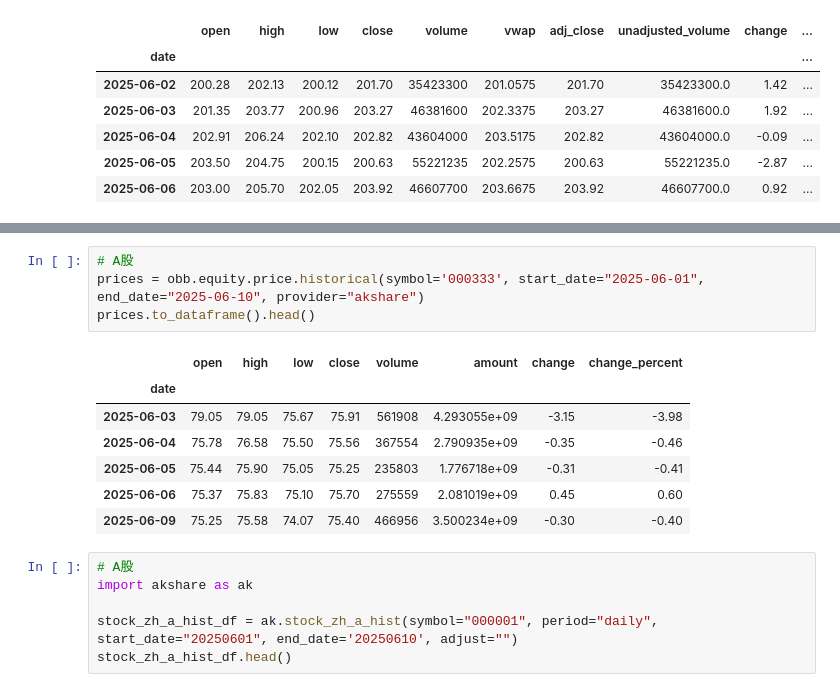
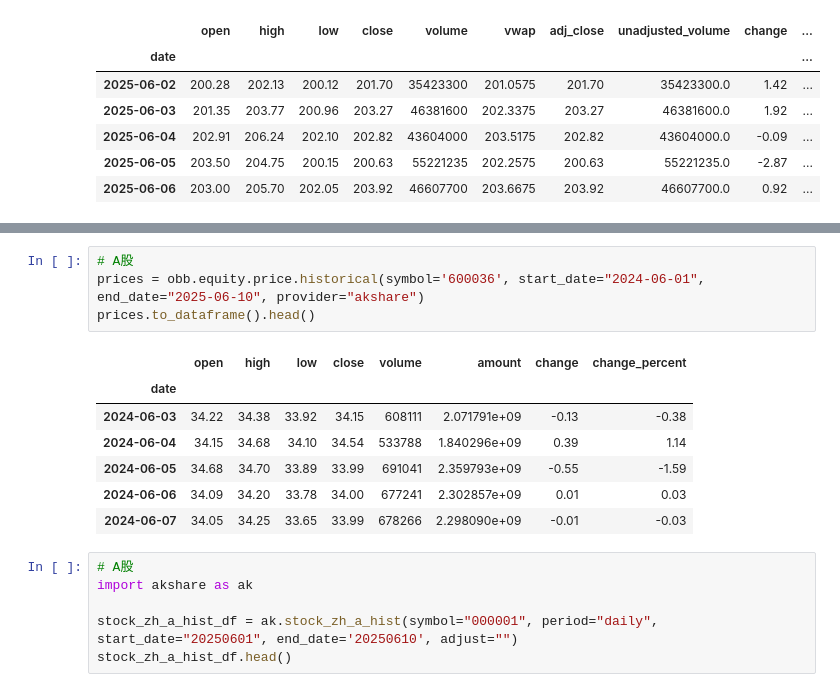
Before and after one commit to shugaoye/openbb_akshare, a Jupyter notebook: docs/akshare_test.ipynb, the cells around one changed output, grey strips where cells are left out. Saved outputs shown, nothing was run; the diff lists cells and outputs as text.

```diff
--- a/docs/akshare_test.ipynb
+++ b/docs/akshare_test.ipynb
@@ -486,15 +471,15 @@ hk_df.head()
 # %%
 # A股
-prices = obb.equity.price.historical(symbol='000333', start_date="2025-06-01", end_date="2025-06-10", provider="akshare")
+prices = obb.equity.price.historical(symbol='600036', start_date="2024-06-01", end_date="2025-06-10", provider="akshare")
 prices.to_dataframe().head()
 # %% [output]
 |  | open | high | low | close | volume | amount | change | change_percent |
 | date |  |  |  |  |  |  |  |  |
-| 2025-06-03 | 79.05 | 79.05 | 75.67 | 75.91 | 561908 | 4.293055e+09 | -3.15 | -3.98 |
-| 2025-06-04 | 75.78 | 76.58 | 75.50 | 75.56 | 367554 | 2.790935e+09 | -0.35 | -0.46 |
-| 2025-06-05 | 75.44 | 75.90 | 75.05 | 75.25 | 235803 | 1.776718e+09 | -0.31 | -0.41 |
-| 2025-06-06 | 75.37 | 75.83 | 75.10 | 75.70 | 275559 | 2.081019e+09 | 0.45 | 0.60 |
-| 2025-06-09 | 75.25 | 75.58 | 74.07 | 75.40 | 466956 | 3.500234e+09 | -0.30 | -0.40 |
+| 2024-06-03 | 34.22 | 34.38 | 33.92 | 34.15 | 608111 | 2.071791e+09 | -0.13 | -0.38 |
+| 2024-06-04 | 34.15 | 34.68 | 34.10 | 34.54 | 533788 | 1.840296e+09 | 0.39 | 1.14 |
+| 2024-06-05 | 34.68 | 34.70 | 33.89 | 33.99 | 691041 | 2.359793e+09 | -0.55 | -1.59 |
+| 2024-06-06 | 34.09 | 34.20 | 33.78 | 34.00 | 677241 | 2.302857e+09 | 0.01 | 0.03 |
+| 2024-06-07 | 34.05 | 34.25 | 33.65 | 33.99 | 678266 | 2.298090e+09 | -0.01 | -0.03 |
 # %%
 # A股
 import akshare as ak
```
Also changed, not shown: parts of 6 cells of this notebook, 4 other files.
